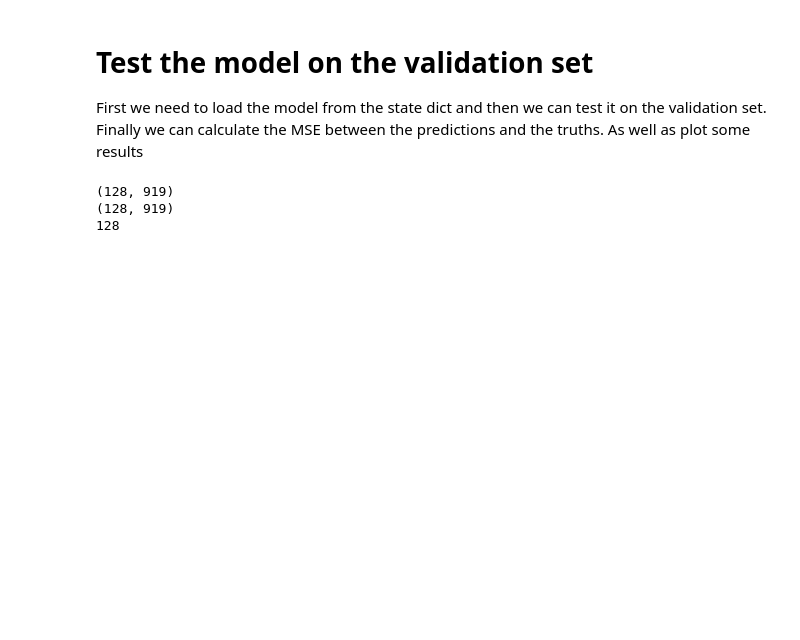
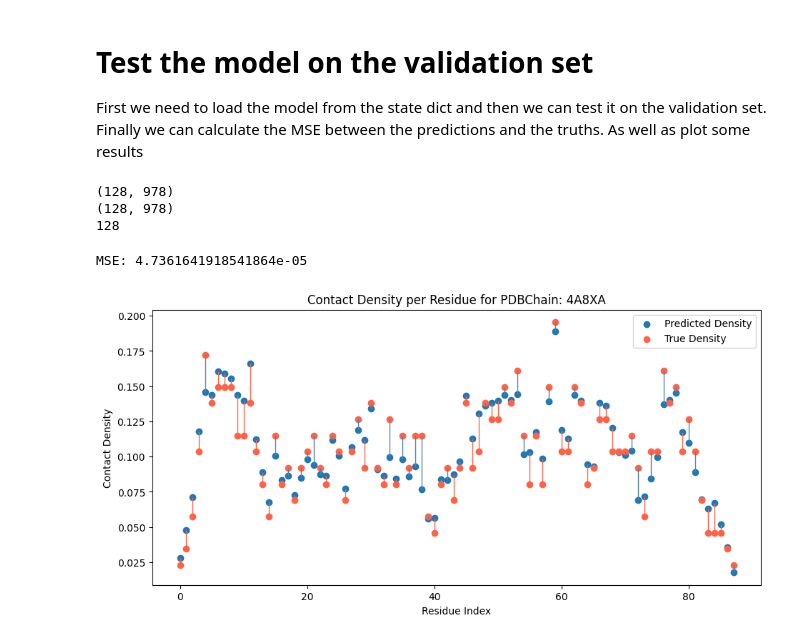
Before and after one commit to Eeeeelias/Protein-Prediction-1, a Jupyter notebook: run_cnn.ipynb, the cells around one changed output. Saved outputs shown, nothing was run; the diff lists cells and outputs as text; code cells hidden in the pictures; blank space fills up the shorter version.

Commit message:
added test set predictions

```diff
--- a/run_cnn.ipynb
+++ b/run_cnn.ipynb
@@ -122,25 +122,57 @@ Finally we can calculate the MSE between the predictions and the truths. As well
 # %%
 model = load_model('models/cnn_model_0.001lr_30epochs_scheduler.pth', hparams)
 # %%
-val_loader = CNN_Dataloader(dataset, val_keys, batch_size=128, shuffle=True)
+dataset = dense_Dataset('data/embeddings.h5', 'data/densities.csv', test_perc=0.15, val_perc=0.15)
+test_keys = dataset.test_keys
+test_loader = CNN_Dataloader(dataset, test_keys, batch_size=128, shuffle=True)
 # %%
 # test the model on the validation set
 predictions = []
-truths = []
+ground_truths = []
 keys = []
 model.eval()
-for inputs, targets, ids in val_loader:
+for inputs, targets, ids in test_loader:
     inputs, targets = inputs.to(hparams['device']), targets.to(hparams['device'])
     outputs = model(inputs)
     predictions.append(outputs.detach().cpu().numpy())
-    truths.append(targets.cpu().numpy())
+    ground_truths.append(targets.cpu().numpy())
     keys.append(ids)
 # %%
 print(predictions[0].shape)
-print(truths[0].shape)
+print(ground_truths[0].shape)
 print(len(keys[0]))
 # %% [output]
-(128, 919)
-(128, 919)
+(128, 978)
+(128, 978)
 128
+# %%
+truths = targets.cpu().numpy()
+preds = outputs.detach().cpu().numpy()
+# calculate MSE between predictions and truths
+mse = np.mean((truths - preds) ** 2)
+print(f"MSE: {mse}")
+protein_num = 4
+protein_name = keys[-1][protein_num]
+# pdbchain 4A8XA has 88 residues
+truths = truths[protein_num][:88]
+preds = preds[protein_num][:88]
+mins = [min(truths[i], preds[i]) for i in range(len(truths))]
+maxs = [max(truths[i], preds[i]) for i in range(len(truths))]
+# choose line color to be blue if the prediction is less than the truth, else choose red
+line_color = ['#5783A2' if preds[i] < truths[i] else 'tomato' for i in range(len(truths))]
+# %% [output]
+MSE: 4.7361641918541864e-05
+# %%
+plt.figure(figsize=(11, 5))
+plt.scatter(range(len(preds)), preds, label="Predicted Density")
+plt.scatter(range(len(truths)), truths, c="tomato", label="True Density")
+plt.vlines(x=range(len(preds)), linestyle='-', linewidth=1, ymin=mins, ymax=maxs, colors=line_color)
+plt.xlabel("Residue Index")
+plt.ylabel("Contact Density")
+plt.title("Contact Density per Residue for PDBChain: " + protein_name)
+plt.legend()
+plt.savefig("cnn_test.png")
+plt.show()
+# %% [output]
+[figure, added]
 # %%
```
Also changed, not shown: parts of 1 cell of this notebook, 1 other file.
